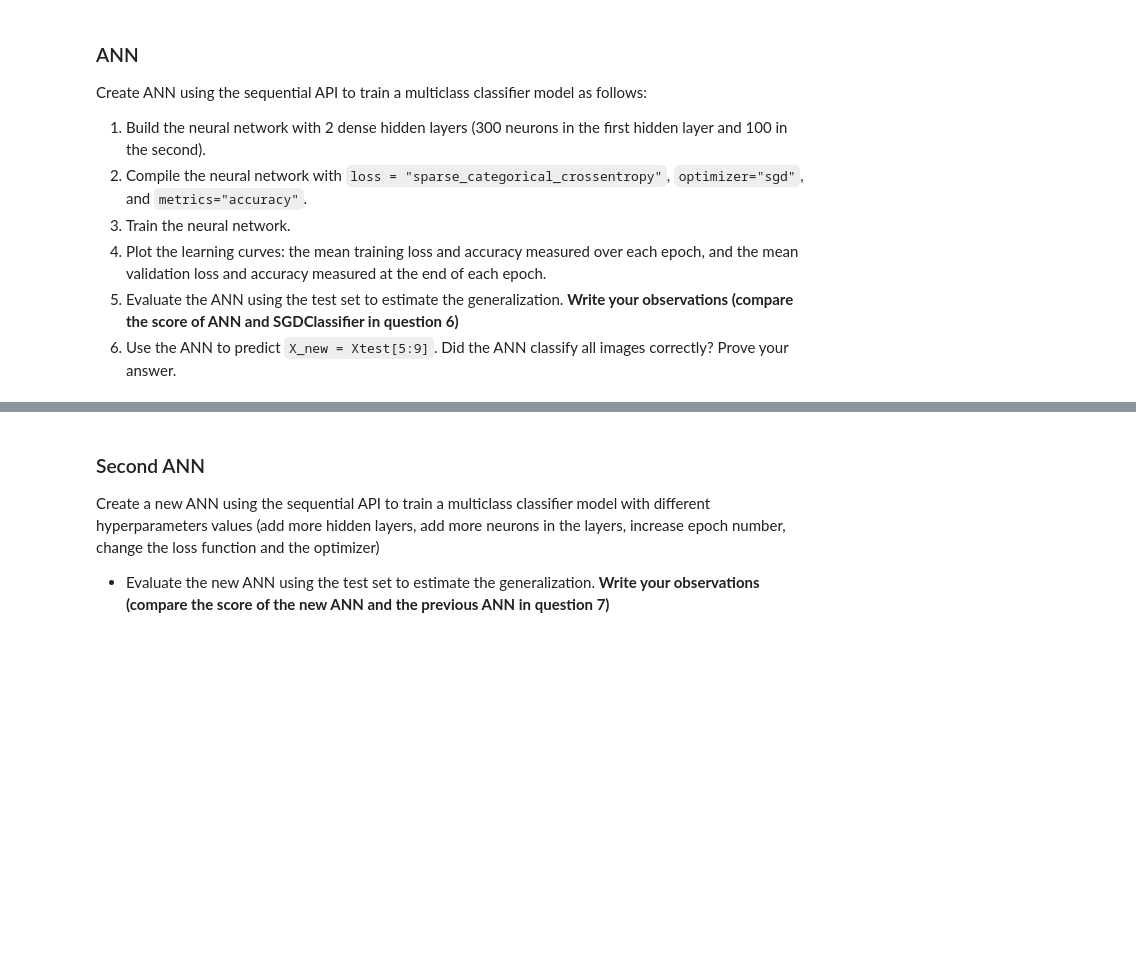
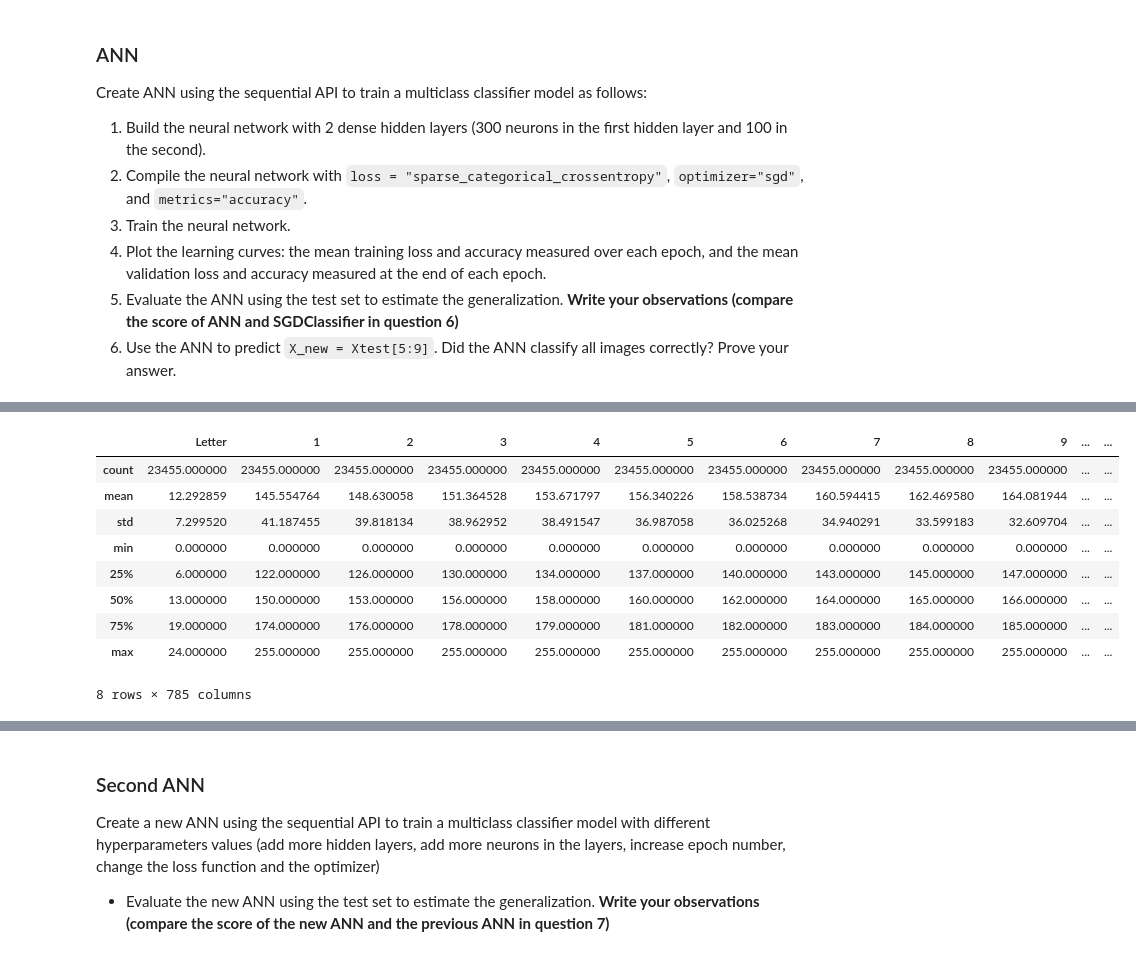
Before and after one commit to RochX/comp486-assignments, a Jupyter notebook: assignment5/assignment5.ipynb, the cells around one changed output, grey strips where cells are left out. Cells and saved outputs as stored; diff of their text form; code cells hidden in the pictures; blank space fills up the shorter version.

```diff
--- a/assignment5/assignment5.ipynb
+++ b/assignment5/assignment5.ipynb
@@ -258,6 +262,19 @@ _________________________________________________________________
 ann_model.compile(loss="sparse_categorical_crossentropy",
                   optimizer="sgd",
                   metrics=["accuracy"])
+# %%
+sign_mnist_train.describe()
+# %% [output]
+|  | Letter | 1 | 2 | 3 | 4 | 5 | 6 | 7 | 8 | 9 | ... | ... |
+| count | 23455.000000 | 23455.000000 | 23455.000000 | 23455.000000 | 23455.000000 | 23455.000000 | 23455.000000 | 23455.000000 | 23455.000000 | 23455.000000 | ... | ... |
+| mean | 12.292859 | 145.554764 | 148.630058 | 151.364528 | 153.671797 | 156.340226 | 158.538734 | 160.594415 | 162.469580 | 164.081944 | ... | ... |
+| std | 7.299520 | 41.187455 | 39.818134 | 38.962952 | 38.491547 | 36.987058 | 36.025268 | 34.940291 | 33.599183 | 32.609704 | ... | ... |
+| min | 0.000000 | 0.000000 | 0.000000 | 0.000000 | 0.000000 | 0.000000 | 0.000000 | 0.000000 | 0.000000 | 0.000000 | ... | ... |
+| 25% | 6.000000 | 122.000000 | 126.000000 | 130.000000 | 134.000000 | 137.000000 | 140.000000 | 143.000000 | 145.000000 | 147.000000 | ... | ... |
+| 50% | 13.000000 | 150.000000 | 153.000000 | 156.000000 | 158.000000 | 160.000000 | 162.000000 | 164.000000 | 165.000000 | 166.000000 | ... | ... |
+| 75% | 19.000000 | 174.000000 | 176.000000 | 178.000000 | 179.000000 | 181.000000 | 182.000000 | 183.000000 | 184.000000 | 185.000000 | ... | ... |
+| max | 24.000000 | 255.000000 | 255.000000 | 255.000000 | 255.000000 | 255.000000 | 255.000000 | 255.000000 | 255.000000 | 255.000000 | ... | ... |
+8 rows × 785 columns
 # %%
 train_features, train_labels = split_into_features_labels(sign_mnist_train, label="Letter")
 history = ann_model.fit(train_features, train_labels,
```
Also changed, not shown: parts of 6 cells of this notebook.
